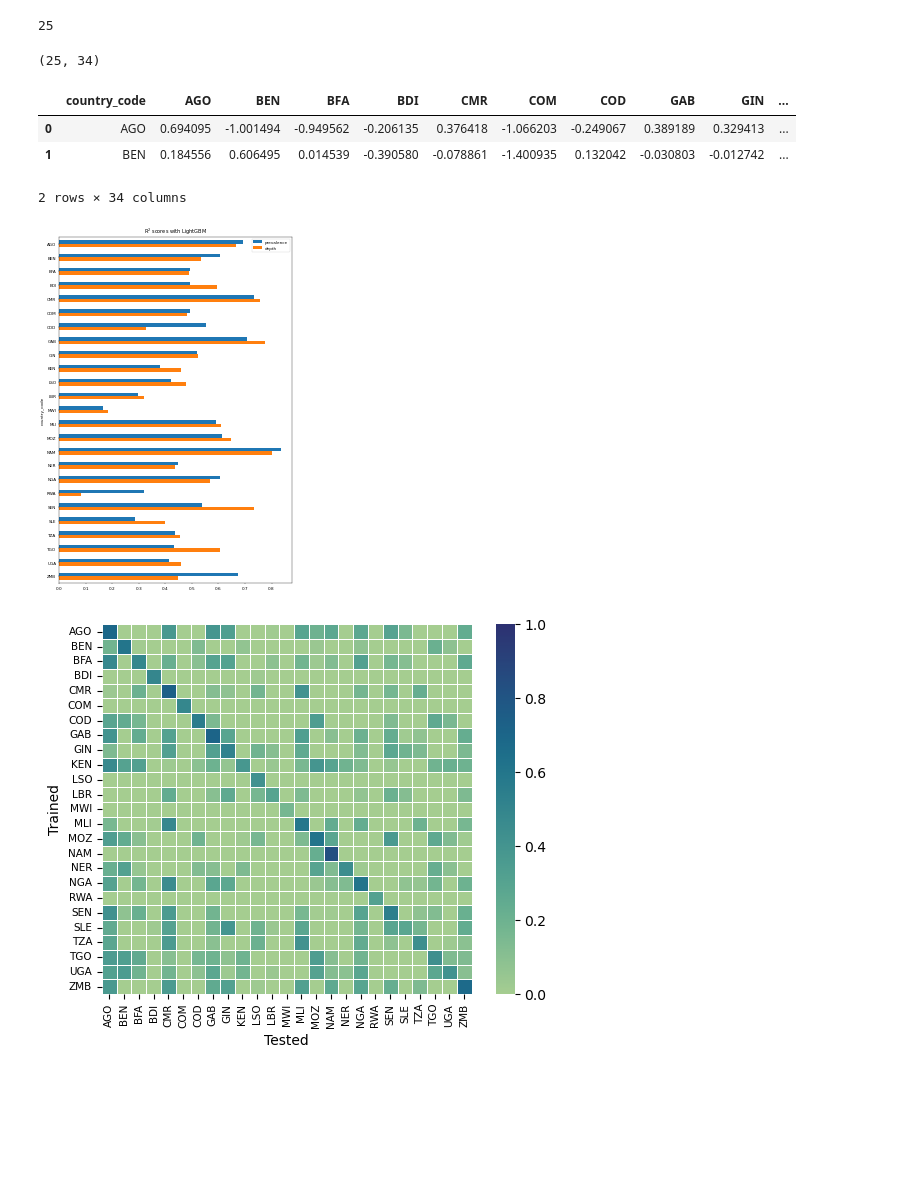
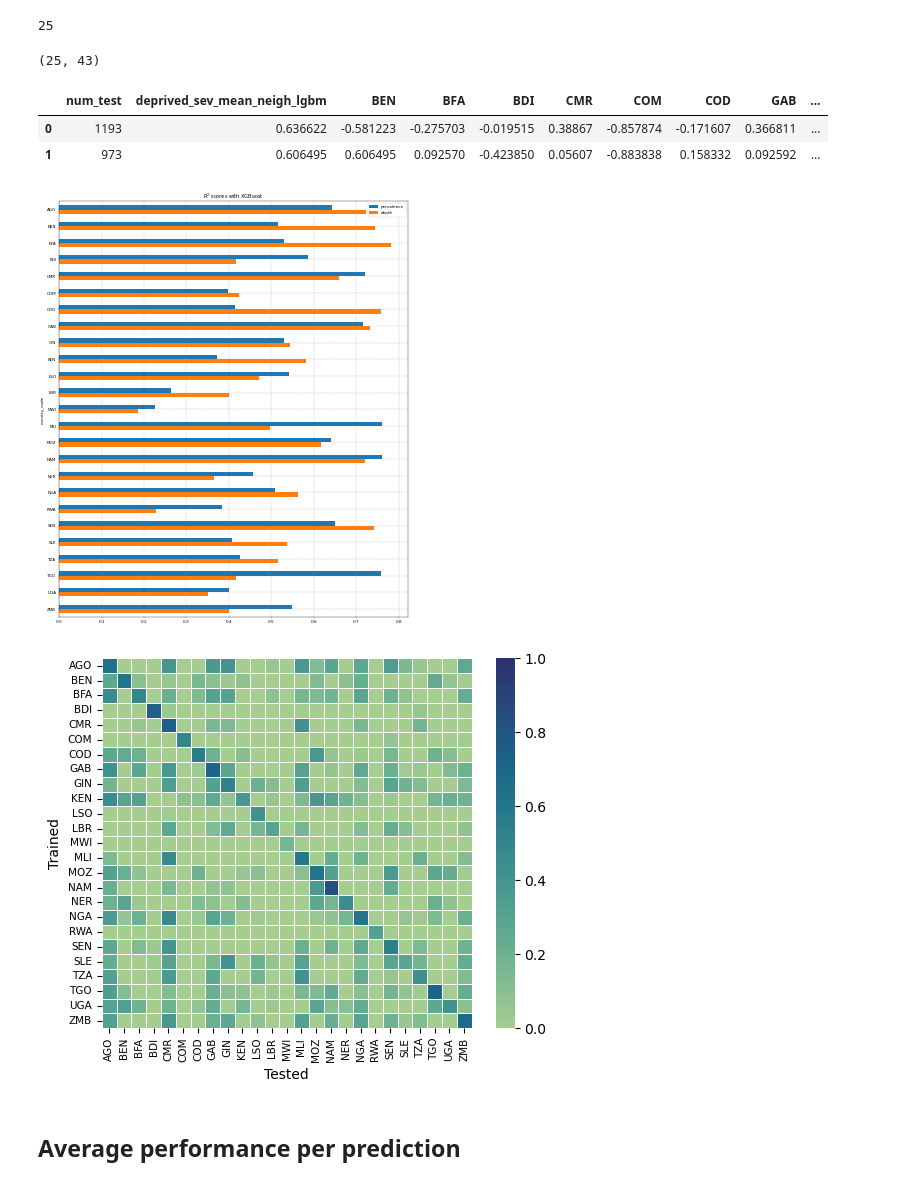
Before and after one commit to marinavicini/stc_continuing, a Jupyter notebook: notebooks/MV_figures_thesis.ipynb, the cells around one changed output. Drawn from its saved outputs; the diff is of its cells as text; code cells hidden in the pictures; blank space fills up the shorter version.

Commit message:
results exp1

```diff
--- a/notebooks/MV_figures_thesis.ipynb
+++ b/notebooks/MV_figures_thesis.ipynb
@@ -536,36 +536,39 @@ print(len(country_code_dhs))
 # %% [output]
 25
 # %%
-res_exp1 = pd.read_csv(f'{read_path}/processed/exp1/exp1_lightgbm_results.csv')
+res_exp1 = pd.read_csv(f'{read_path}/processed/20221113_exp1_1_results.csv')
 print(res_exp1.shape)
 res_exp1.head(2)
 # %% [output]
-(25, 34)
+(25, 43)
-|  | country_code | AGO | BEN | BFA | BDI | CMR | COM | COD | GAB | GIN | ... |
-| 0 | AGO | 0.694095 | -1.001494 | -0.949562 | -0.206135 | 0.376418 | -1.066203 | -0.249067 | 0.389189 | 0.329413 | ... |
-| 1 | BEN | 0.184556 | 0.606495 | 0.014539 | -0.390580 | -0.078861 | -1.400935 | 0.132042 | -0.030803 | -0.012742 | ... |
+|  | num_test | deprived_sev_mean_neigh_lgbm | BEN | BFA | BDI | CMR | COM | COD | GAB | ... |
+| 0 | 1193 | 0.636622 | -0.581223 | -0.275703 | -0.019515 | 0.38867 | -0.857874 | -0.171607 | 0.366811 | ... |
+| 1 | 973 | 0.606495 | 0.606495 | 0.092570 | -0.423850 | 0.05607 | -0.883838 | 0.158332 | 0.092592 | ... |
-2 rows × 34 columns
 # %%
-fig, ax = plt.subplots(figsize=(10,15), dpi=30)
+fig, ax = plt.subplots(figsize=(15,18), dpi=30)
 # fig, ax = plt.subplots(figsize=(10, 5))
 
 
-# cols = ['country_code','prevalence', '2_or_more', '3_or_more', '4_or_more', 'depth', 'housing', 'water', 'sanitation']
 cols = ['country_code','prevalence', 'depth']
-df = res_exp1[cols]
+df = res_exp1[['country_code', 'deprived_sev_mean_neigh_xgboost', 'sumpoor_prev_neigh_xgboost']].rename(columns={'deprived_sev_mean_neigh_xgboost':'prevalence', 'sumpoor_prev_neigh_xgboost':'depth'})
 
 
 df.plot(ax=ax,
         x='country_code',
         kind='barh',
         stacked=False,
-        title='R$^2$ scores with LightGBM')
+        title='R$^2$ scores with XGBoost')
+
+# ax.grid(True, color = "grey", linewidth = "1.4", linestyle = "-.")
+ax.set_axisbelow(True)
+ax.grid(color='gray', linestyle='dashed', linewidth = "0.5",)
 
 ax.legend(loc='upper right')
+ax.invert_yaxis()
 
-ax.invert_yaxis()
+plt.show()
 # %% [output]
-[figure, old version]
+[figure, new version]
 # %%
 fig, ax = plt.subplots(dpi=100)
 
@@ -574,4 +577,6 @@ ax.set(xlabel="Tested", ylabel="Trained")
 _ = ax.set_xticklabels(res_exp1['country_code'], fontsize=7.5)
 _ = ax.set_yticklabels(res_exp1['country_code'], fontsize=7.5)
 # %% [output]
-[figure, old version]
+[figure, new version]
+# %% [markdown]
+## Average performance per prediction
```
Also changed, not shown: parts of 15 cells of this notebook.
